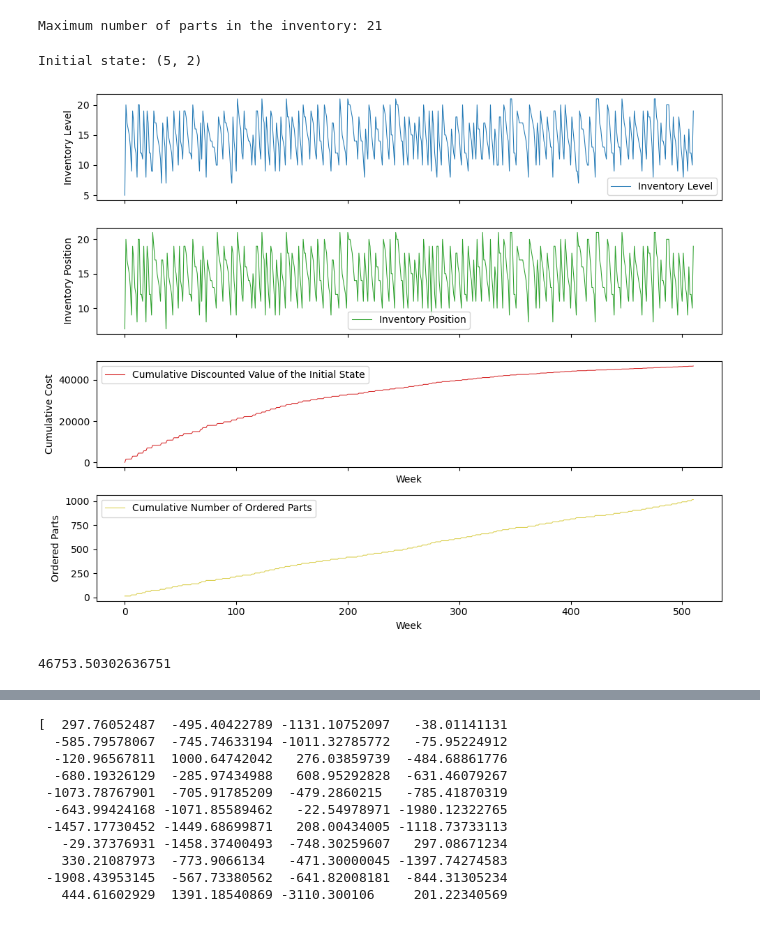
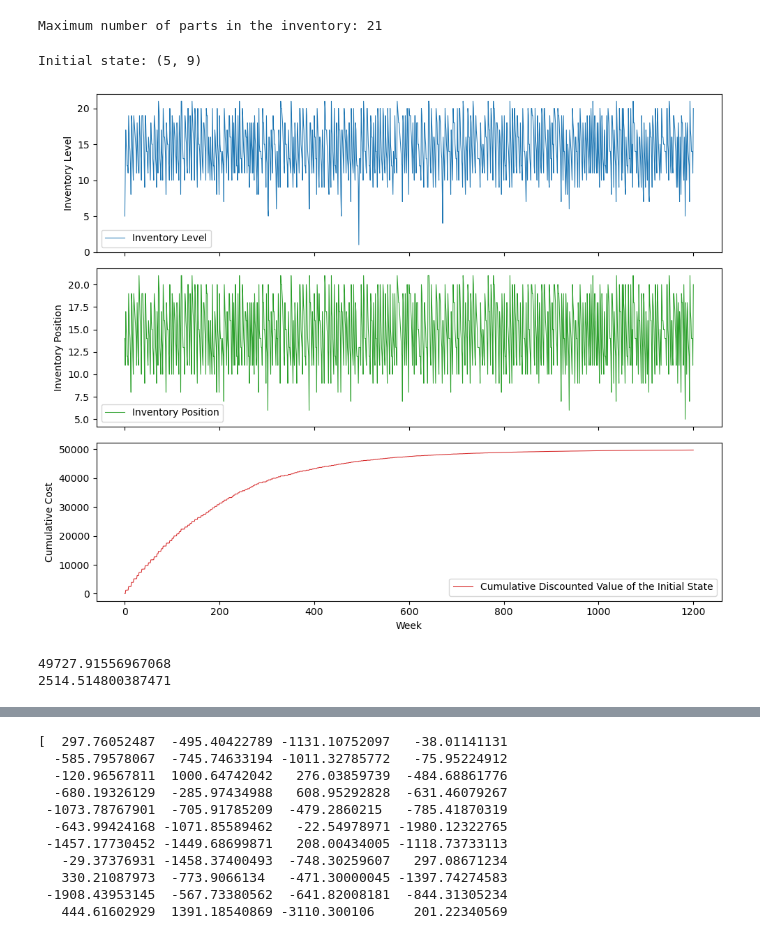
Before and after one commit to t-unger/Spare-Parts-Inventory, a Jupyter notebook: Simulation.ipynb, the cells around one changed output, grey strips where cells are left out. Saved outputs shown, nothing was run; the diff lists cells and outputs as text; code cells hidden in the pictures.

```diff
--- a/Simulation.ipynb
+++ b/Simulation.ipynb
@@ -43,7 +43,7 @@ state_tuples = list(map(tuple, state_space))
 Maximum number of parts in the inventory: 21
 # %%
 # simulation function
-def simulate_period(initial_state, policy_df, num_periods = 510):
+def simulate_period(initial_state, policy_df, num_periods = 1200):
     """
     Input: initial_state (tuple): Initial state of the inventory.
            policy_df (pd.DataFrame): A two-column dataframe representing the chosen policy.
@@ -103,8 +103,7 @@ def total_cost(simulated_data, plots = True, discount_factor=0.995):
 
     This function takes the simulated output in the form of a dataframe. If the plots parameter
     is set to True, the function presents the trend in the inventory level and position as
-    line plots as well as cumulative discounted cost of the initial state along with the
-    cumulative number of ordered parts.
+    line plots as well as cumulative discounted cost.
     """
 
     # calculate the discounted cumulative cost
@@ -121,10 +120,9 @@ def total_cost(simulated_data, plots = True, discount_factor=0.995):
         # prepare the data for plotting
         inventory_levels = [state[0] for state in simulated_data["States"]]
         inventory_positions = [state[0] + state[1] for state in simulated_data["States"]]
-        cum_orders = np.cumsum(simulated_data["Actions"])
 
         # plot the inventory levels, positions and the cumulative costs
-        fig, axs = plt.subplots(4, 1, figsize=(10, 8), sharex=True)
+        fig, axs = plt.subplots(3, 1, figsize=(10, 8), sharex=True)
 
         # subplot 1: inventory level
         axs[0].plot(np.arange(len(inventory_levels)), inventory_levels,
@@ -146,14 +144,6 @@ def total_cost(simulated_data, plots = True, discount_factor=0.995):
         axs[2].set_xlabel('Week')
         axs[2].legend()
 
-        # subplot 4: cumulative number of ordered parts
-        axs[3].plot(np.arange(len(cum_orders)), cum_orders,
-                    label='Cumulative Number of Ordered Parts', color=col4,
-                    linewidth=0.75)
-        axs[3].set_ylabel('Ordered Parts')
-        axs[3].set_xlabel('Week')
-        axs[3].legend()
-
         plt.tight_layout()
         plt.show()
 
@@ -162,19 +152,23 @@ def total_cost(simulated_data, plots = True, discount_factor=0.995):
     return total_cost
 # %%
 # set the seed for reproducibility
-np.random.seed(42)
+np.random.seed(123)
 
 # choose a random initial state from the state space
 sampled_state = state_tuples[np.random.randint(len(state_tuples))]
 print("Initial state:", sampled_state)
 
 # simulate the period
-data = simulate_period(sampled_state, policy)
-print(total_cost(data))
+data1 = simulate_period(sampled_state, policy)
+print(total_cost(data1))
+
+data1b = simulate_period(sampled_state, policy())
+print(total_cost(data1, plots=False) - total_cost(data1b, plots=False))
 # %% [output]
-Initial state: (5, 2)
+Initial state: (5, 9)
-[figure, old version]
+[figure, new version]
-46753.50302636751
+49727.91556967068
+2514.514800387471
 # %%
 from policy_df_genetor import *
 
```
Also changed, not shown: parts of 1 cell of this notebook, 2 other files.
